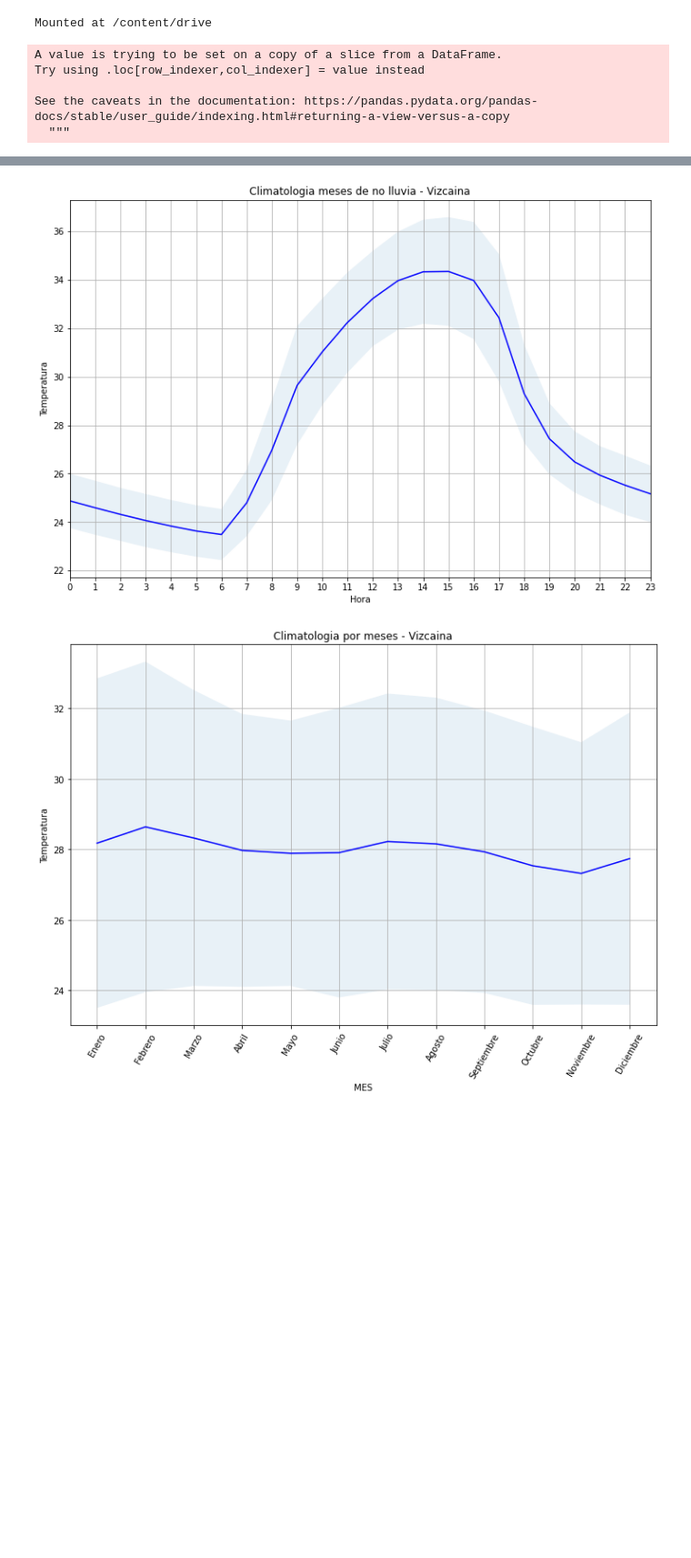
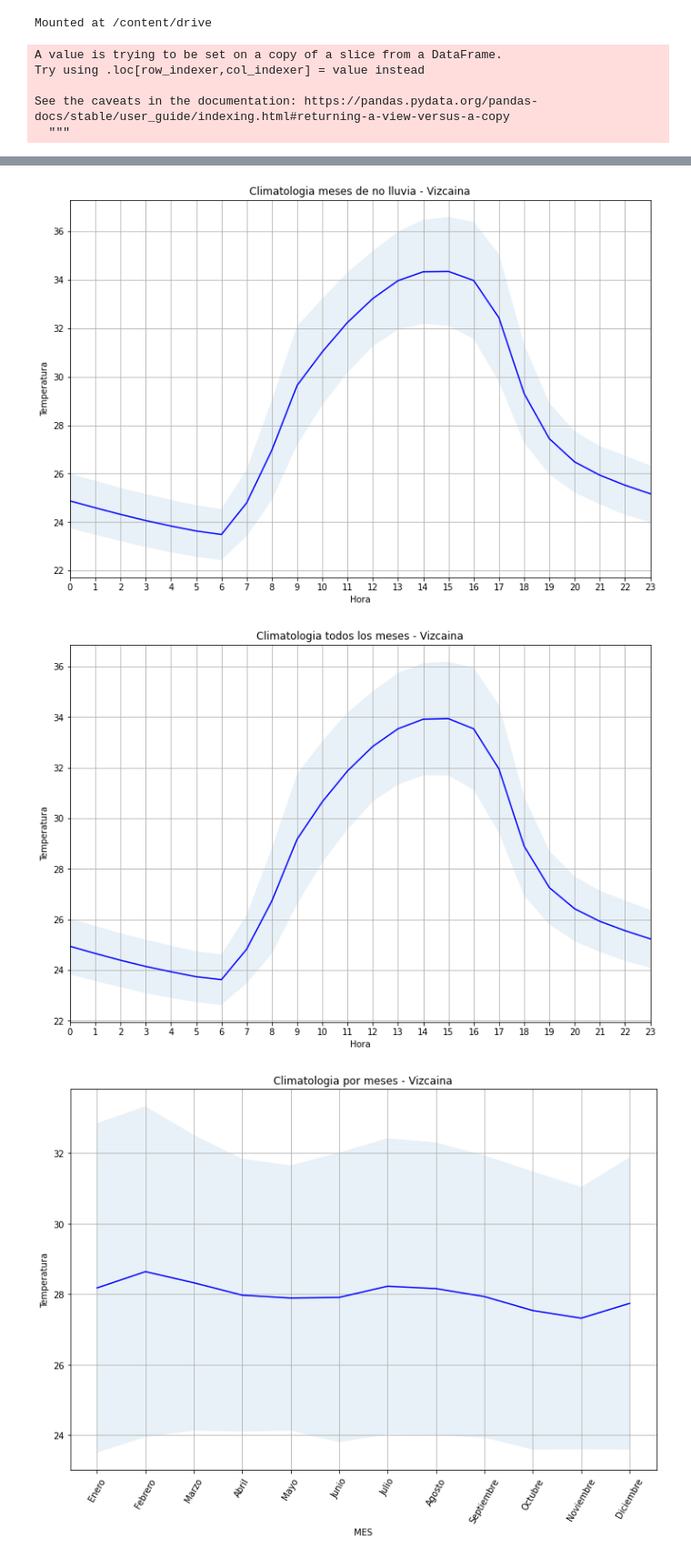
Before and after one commit to chris051091/Seminario-3, a Jupyter notebook: climatologia/src/vizcaina/Climatologia_Temperatura_Vizcaina.ipynb, the cells around one changed output, grey strips where cells are left out. Shown: that part at 91% size. Cells and saved outputs as stored; diff of their text form; code cells hidden in the pictures; blank space fills up the shorter version.

Commit message:
Insertando figura con todos los datos

```diff
--- a/climatologia/src/vizcaina/Climatologia_Temperatura_Vizcaina.ipynb
+++ b/climatologia/src/vizcaina/Climatologia_Temperatura_Vizcaina.ipynb
@@ -43,6 +43,11 @@ y = np.arange(0,24)
 nrain = df[df['MES'].str.contains('|'.join(xnr))] # DF con los datos de meses sin lluvia
 rain = df[df['MES'].str.contains('|'.join(xr))]   # DF con los datos de meses con lluvia
 
+## Use all the dataframe (No split)
+total = df.groupby('HORA', group_keys=False).agg({'TEMP' : ['mean', 'std']}).reset_index(level=0)
+total['mean'] = total[('TEMP', 'mean')]
+total['std'] = total[('TEMP', 'std')]
+total = total[['HORA', 'mean', 'std']]
 
 #Fill the matrix of the no raining season
 nrdf = nrain.groupby('HORA', group_keys=False).agg({'TEMP' : ['mean', 'std']}).reset_index(level=0)
@@ -59,32 +64,35 @@ rain = rdf[['HORA', 'mean', 'std']]
 # %%
 #I made a plot in a very automatic way, you need to improve it, I think a plot matrix es better, but you need to check
 def plot_per_hour(df, titulo, name_to_save):
   plt.figure(figsize = (12,8))
 
   df['HORA'] = df['HORA'].astype(int)
 
   plt.xticks(df['HORA'])
   plt.plot(df['mean'], color = 'b')
   plt.fill_between(df['HORA'], df['mean'] + df['std'], df['mean'] - df['std'], alpha=.1, linestyle = '--', linewidth = 0.5)
   plt.grid()
   plt.xlim([0, 23])
   plt.xlabel("Hora")
   plt.ylabel("Temperatura")
   plt.title(titulo)
 
   plt.savefig(PATH_FINAL_FIGURAS_CLIMATOLOGIA + f'{name_to_save}', format='png', bbox_inches = 'tight' )
 
 
 plot_per_hour(rain, f'Climatologia meses de lluvia - {NOMBRE_ESTACION.capitalize()}', f'climatologia_temp_{NOMBRE_ESTACION}_lluvia.png')
 plot_per_hour(nrain, f'Climatologia meses de no lluvia - {NOMBRE_ESTACION.capitalize()}', f'climatologia_temp_{NOMBRE_ESTACION}_no_lluvia.png')
+
+plot_per_hour(total, f'Climatologia todos los meses - {NOMBRE_ESTACION.capitalize()}', f'climatologia_temp_{NOMBRE_ESTACION}_todos_meses.png')
 # %% [output]
 A value is trying to be set on a copy of a slice from a DataFrame.
 Try using .loc[row_indexer,col_indexer] = value instead
 
 See the caveats in the documentation: https://pandas.pydata.org/pandas-docs/stable/user_guide/indexing.html#returning-a-view-versus-a-copy
   """
 [figure]
 [figure]
+[figure, added]
 # %%
 #Start every matrix
 
```
